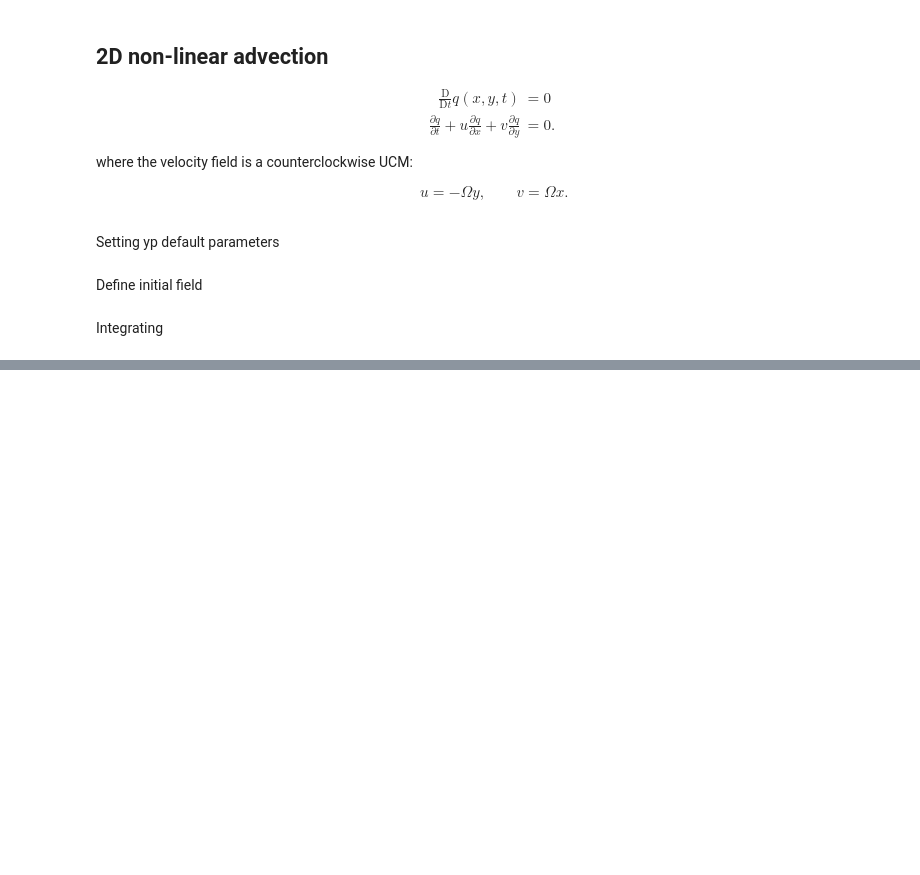
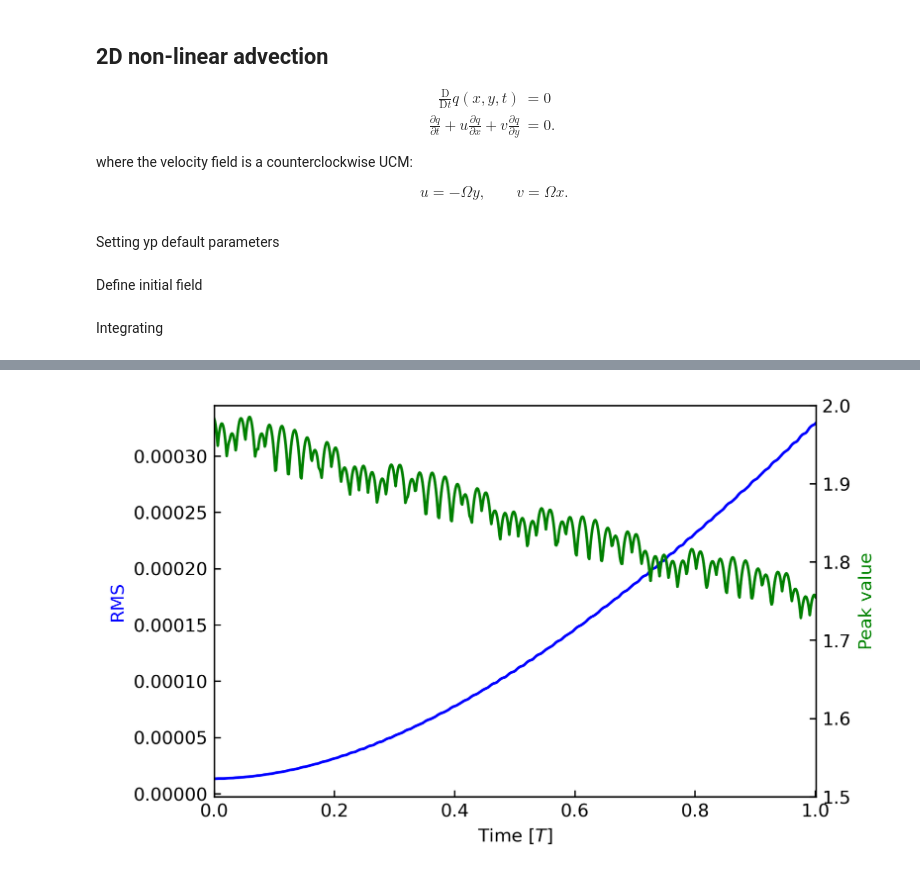
Before and after one commit to williameclee/2022-Summer-project-DMLab, a Jupyter notebook: EX_advection/EX_advection.ipynb, the cells around one changed output, grey strips where cells are left out. Drawn from its saved outputs; the diff is of its cells as text; code cells hidden in the pictures; blank space fills up the shorter version.

```diff
--- a/EX_advection/EX_advection.ipynb
+++ b/EX_advection/EX_advection.ipynb
@@ -102,5 +110,23 @@ def adv(t,Q):
     return Qt
 
 
-for t in range(len(T)-1):
-    Q = nm.NIntgRk4(T[t],Q,Dt,adv)
+## True solution
+def QAna(t):
+    Qt = np.zeros_like(Q)
+    Rx = L/3*np.cos(Omg*t)
+    Ry = L/3*np.sin(Omg*t)
+    s  = 0.6
+    for i in range (N):
+        for j in range (N):
+            r = np.sqrt((X[i]-Rx)**2+(Y[j]-Ry)**2)
+            if r/s < np.pi:
+                Qt[j,i] = (np.cos(r/s)+1)
+    return Qt
+
+## Numerical solution
+E = np.zeros_like(T)
+P = np.zeros_like(T)
+for t in range(len(T)):
+    Q    = nm.NIntgRk4(T[t],Q,Dt,adv)
+    E[t] = np.sum((Q-QAna(T[t]))**2)/N**2
+    P[t] = np.amax(Q)
@@ -112,0 +176,17 @@ plt.colorbar()
+# %%
+## Error accumulation
+fig, ax1 = plt.subplots(dpi=300)
+ax2 = ax1.twinx()
+ax1.plot(T/(2*np.pi/Omg),E,color='b')
+plt.ylim(0,0.0004)
+ax2.plot(T/(2*np.pi/Omg),P,color='g')
+plt.ylim(1.5,2)
+plt.xlim(0,max(T/(2*np.pi/Omg)))
+ax1.set_ylabel('RMS',color='b')
+ax2.set_ylabel('Peak value',color='g')
+ax1.set_xlabel('Time [$T$]')
+ax1.tick_params(direction='in')
+ax2.tick_params(direction='in')
+plt.show()
+# %% [output]
+[figure, added]
```
Also changed, not shown: parts of 6 cells of this notebook, 2 other files.
